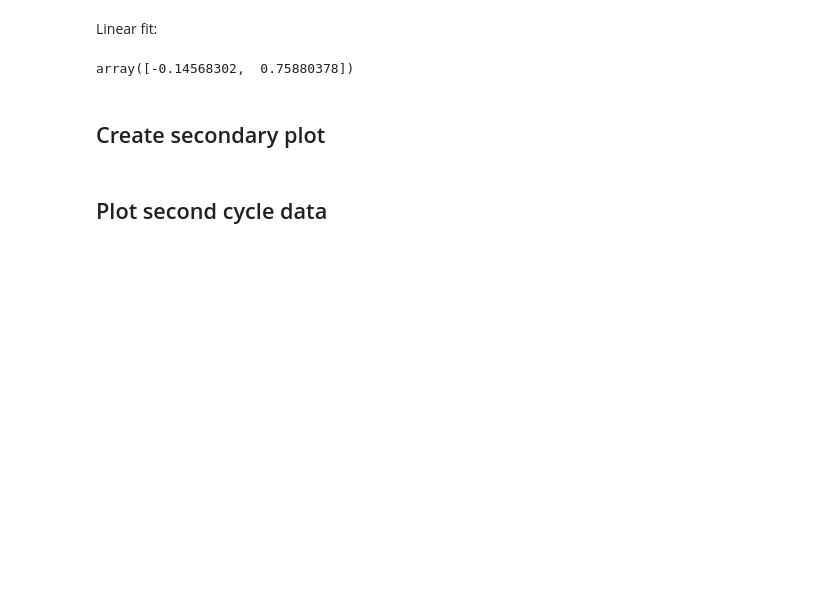
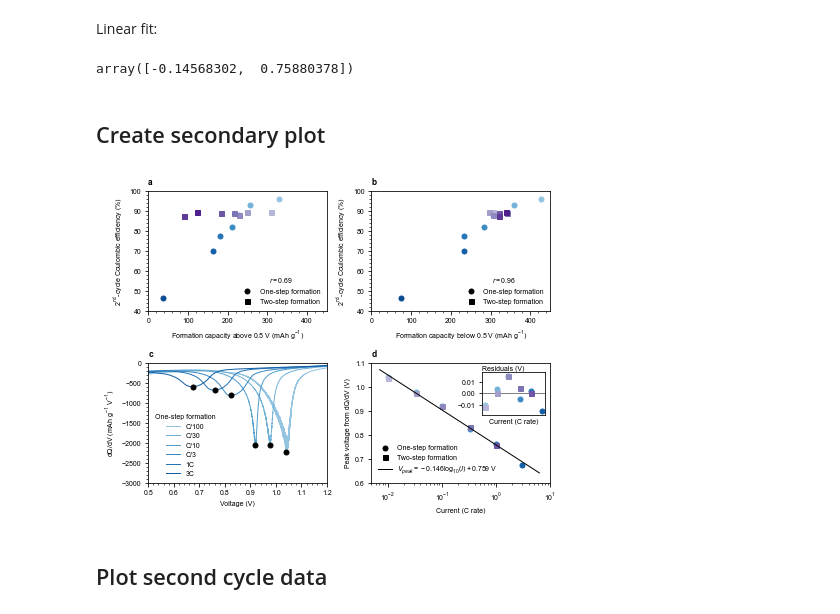
Before and after one commit to petermattia/first-cycle-SEI-on-carbon-black, a Jupyter notebook: c rate/c_rate.ipynb, the cells around one changed output. Cells and saved outputs as stored; diff of their text form; code cells hidden in the pictures; blank space fills up the shorter version.

```diff
--- a/c rate/c_rate.ipynb
+++ b/c rate/c_rate.ipynb
@@ -784,8 +870,8 @@ array([-0.14568302,  0.75880378])
 ## Create secondary plot
 # %%
 def make_legend2(ax, loc):
-    ax.plot(-100, 1, 'ok', label='Single-step formation')
-    ax.plot(-100, 1, 'sk', label='Multistep formation')
+    ax.plot(-100, 1, 'ok', label='One-step formation')
+    ax.plot(-100, 1, 'sk', label='Two-step formation')
     ax.legend(loc=loc)
 # %%
 Qlith_cyc1_above0pt5_list = []
@@ -896,34 +982,36 @@ for k, (key, value) in enumerate(all_data_multistep.items()):
     # Plots
     if C_rate < 3:
 
         # Get values
         V_peak = value['V_peak']
 
         # Plot
         ax[3].semilogx(C_rate, V_peak, 's', color=colors_multistep[k])
 
         residual = V_peak - (p[0] * np.log10(C_rate) + p[1])
         ax_inset3.semilogx(C_rate, residual, 's', color=colors_multistep[k])
 
 # Get correlations
 r_above = pearsonr(Qlith_cyc1_above0pt5_list, CE_cyc2_list)[0]
 r_below = pearsonr(Qlith_cyc1_below0pt5_list, CE_cyc2_list)[0]
 
 ax[0].legend(title='$r=%.2f$' % r_above)
 ax[1].legend(title='$r=%.2f$' % r_below, loc='lower right')
-ax[2].legend(title='Single-step formation', loc='lower left')
+ax[2].legend(title='One-step formation', loc='lower left')
 
 eqn_label = '$V_{peak}=%.3f' % p[0] + '\log_{10}(I) + %.3f$ V' % p[1]
 
 # Plot linear fit
 C_rate_logspace = np.logspace(-2.15, 0.8, 100)
 ax[3].semilogx(C_rate_logspace, p[0]*np.log10(C_rate_logspace) + p[1],
                'k', label=eqn_label)
 
 ax[3].legend(loc='lower left')
 
 plt.tight_layout()
 plt.savefig(figpath / 'C_rate_extras.eps', bbox_inches='tight', format='eps')
+# %% [output]
+[figure, added]
 # %% [markdown]
 ## Plot second cycle data
 # %%
```
Also changed, not shown: parts of 9 cells of this notebook, 5 other files.
